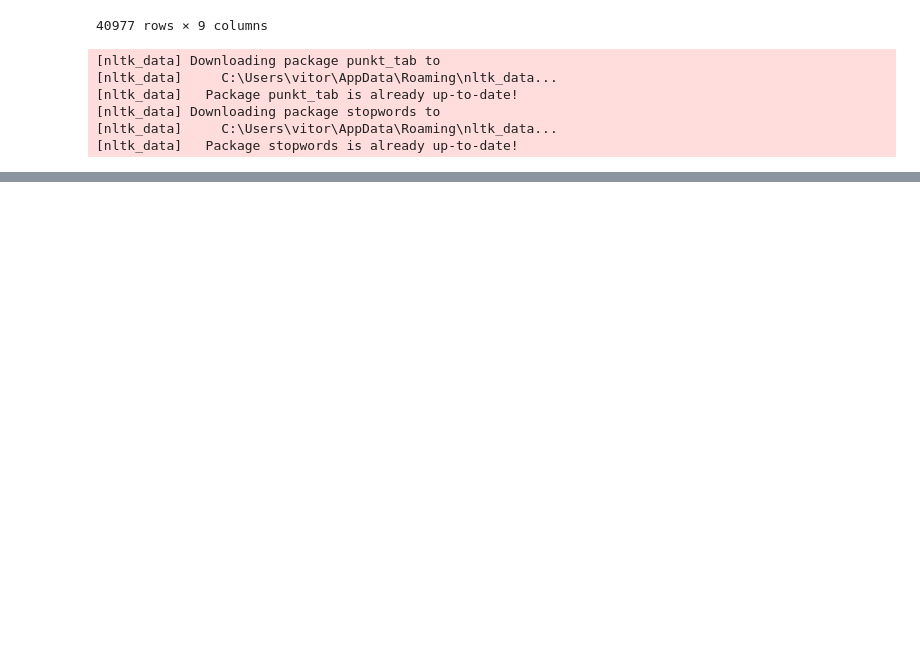
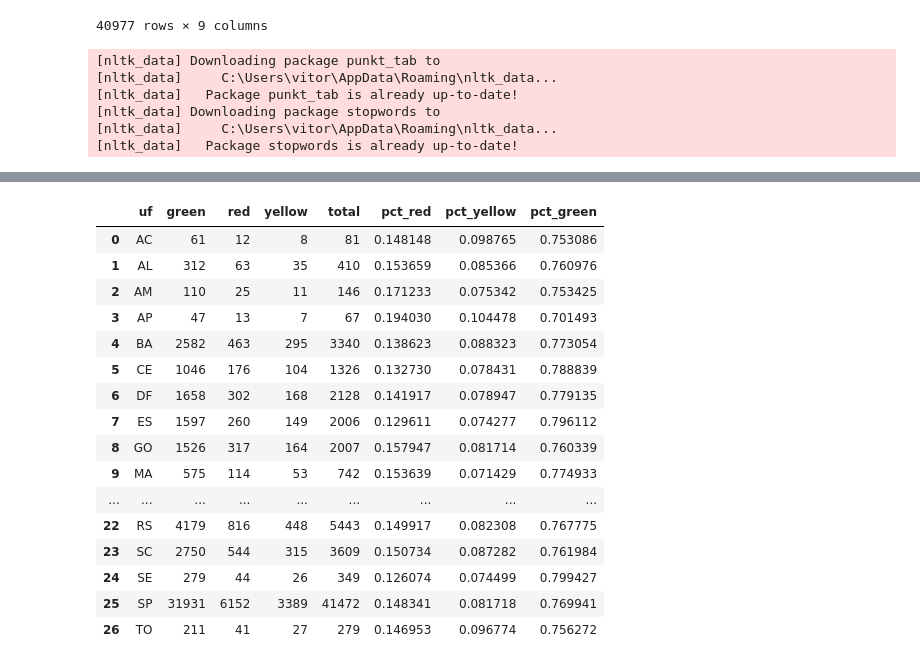
Before and after one commit to Lobinho1233/tech-challenge, a Jupyter notebook: notebook/analytics.ipynb, the cells around one changed output, grey strips where cells are left out. Drawn from its saved outputs; the diff is of its cells as text; code cells hidden in the pictures; blank space fills up the shorter version.

```diff
--- a/notebook/analytics.ipynb
+++ b/notebook/analytics.ipynb
@@ -361,0 +482,2 @@ Name: count, dtype: int64
+# %%
+datauf = dataheeh.groupby(['uf', 'light']).size().unstack(fill_value=0).rename_axis(None, axis=1).reset_index()
@@ -361,0 +516,25 @@ Name: count, dtype: int64
+# %%
+datauf['total'] = datauf[['red', 'yellow', 'green']].sum(axis=1)
+datauf['pct_red'] = datauf['red'] / datauf['total']
+datauf['pct_yellow'] = datauf['yellow'] / datauf['total']
+datauf['pct_green'] = datauf['green'] / datauf['total']
+# %%
+datauf
+# %% [output]
+|  | uf | green | red | yellow | total | pct_red | pct_yellow | pct_green |
+| 0 | AC | 61 | 12 | 8 | 81 | 0.148148 | 0.098765 | 0.753086 |
+| 1 | AL | 312 | 63 | 35 | 410 | 0.153659 | 0.085366 | 0.760976 |
+| 2 | AM | 110 | 25 | 11 | 146 | 0.171233 | 0.075342 | 0.753425 |
+| 3 | AP | 47 | 13 | 7 | 67 | 0.194030 | 0.104478 | 0.701493 |
+| 4 | BA | 2582 | 463 | 295 | 3340 | 0.138623 | 0.088323 | 0.773054 |
+| 5 | CE | 1046 | 176 | 104 | 1326 | 0.132730 | 0.078431 | 0.788839 |
+| 6 | DF | 1658 | 302 | 168 | 2128 | 0.141917 | 0.078947 | 0.779135 |
+| 7 | ES | 1597 | 260 | 149 | 2006 | 0.129611 | 0.074277 | 0.796112 |
+| 8 | GO | 1526 | 317 | 164 | 2007 | 0.157947 | 0.081714 | 0.760339 |
+| 9 | MA | 575 | 114 | 53 | 742 | 0.153639 | 0.071429 | 0.774933 |
+| ... | ... | ... | ... | ... | ... | ... | ... | ... |
+| 22 | RS | 4179 | 816 | 448 | 5443 | 0.149917 | 0.082308 | 0.767775 |
+| 23 | SC | 2750 | 544 | 315 | 3609 | 0.150734 | 0.087282 | 0.761984 |
+| 24 | SE | 279 | 44 | 26 | 349 | 0.126074 | 0.074499 | 0.799427 |
+| 25 | SP | 31931 | 6152 | 3389 | 41472 | 0.148341 | 0.081718 | 0.769941 |
+| 26 | TO | 211 | 41 | 27 | 279 | 0.146953 | 0.096774 | 0.756272 |
```
Also changed, not shown: parts of 25 cells of this notebook.
